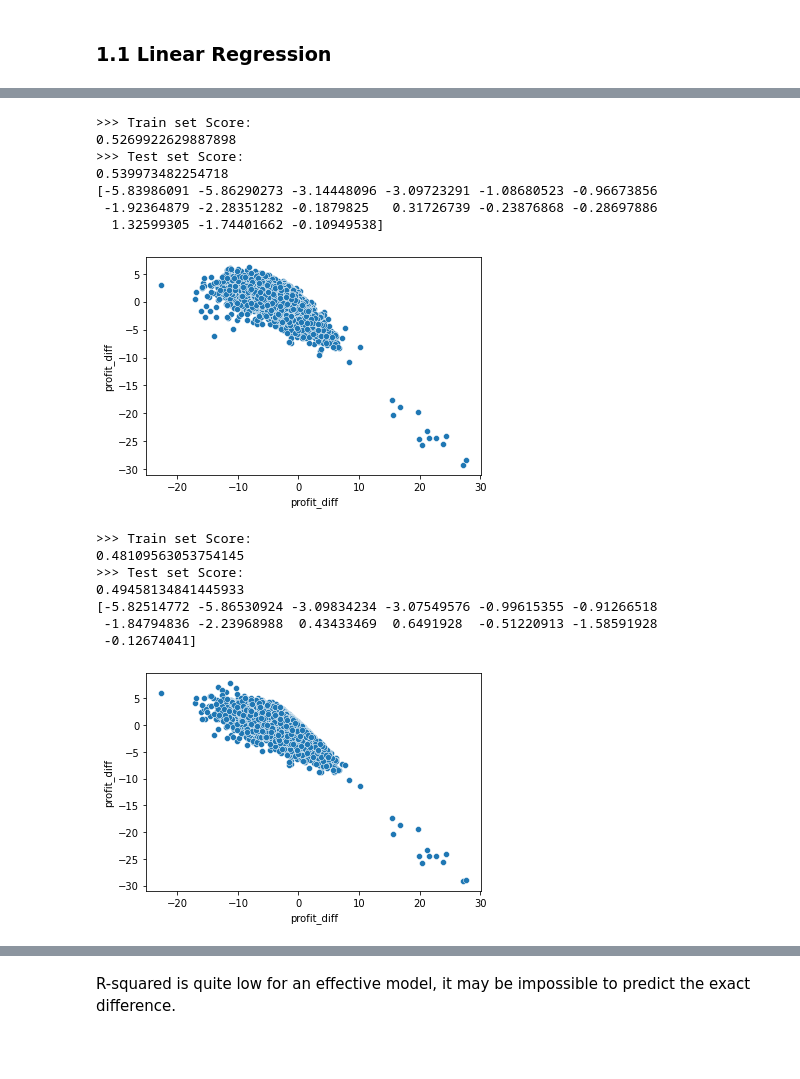
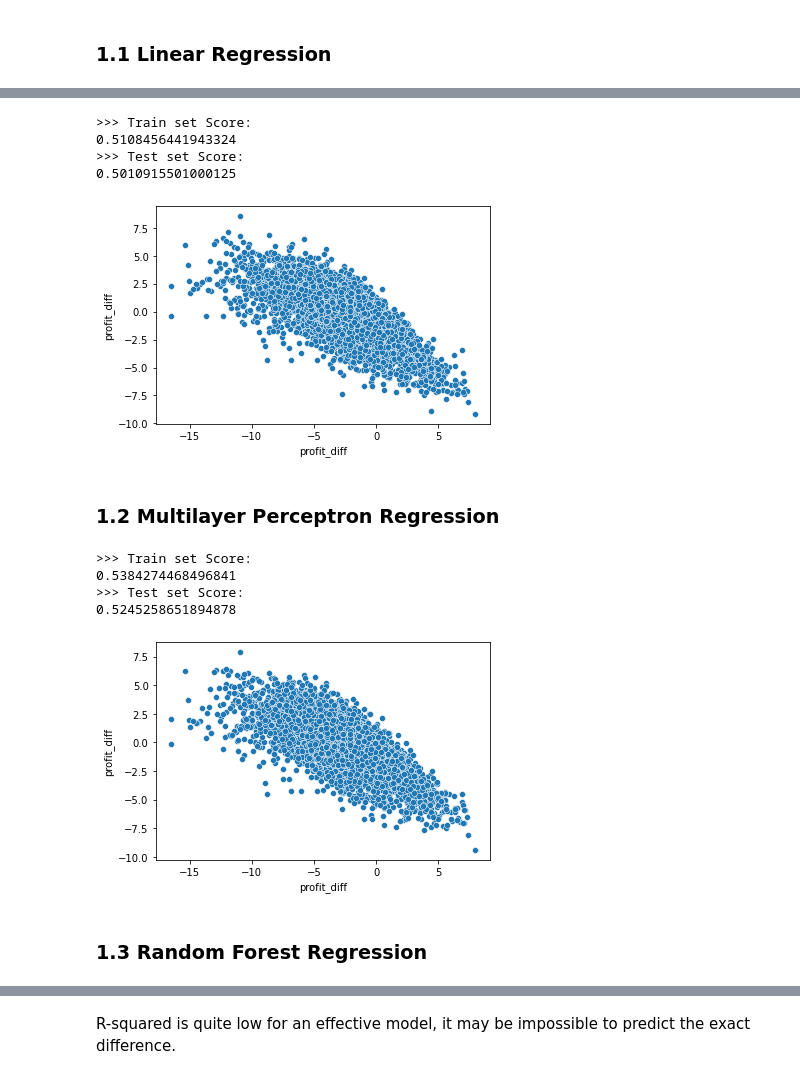
Before and after one commit to venson/starbucks, a Jupyter notebook: Starbucks_Capstone_notebook.ipynb, the cells around one changed output, grey strips where cells are left out. Drawn from its saved outputs; the diff is of its cells as text; code cells hidden in the pictures; blank space fills up the shorter version.

```diff
--- a/Starbucks_Capstone_notebook.ipynb
+++ b/Starbucks_Capstone_notebook.ipynb
@@ -431,3 +436,12 @@ print('About {}% of the transactions use both BOGO and DISCOUNT. '.format(round(
 About 5% of the transactions use both BOGO and DISCOUNT.
 # %% [markdown]
 About 5% of the transactions use both BOGO and Discount, for better modeling, we will remove those transactions.
+# %%
+Q1 = trans_reward['amount'].quantile(0.25)
+Q3 = trans_reward['amount'].quantile(0.75)
+IQR = Q3 - Q1
+lower_bound = Q1 - 1.5 * IQR
+upper_bound = Q3 + 1.5 * IQR
+
+trans_reward = trans_reward[(trans_reward['amount'] < upper_bound) & (trans_reward['amount'] > lower_bound)]
+%store trans_reward
@@ -643,3 +660,23 @@ x_test.loc[:, offer_list] = MMS.transform(x_test.loc[:, offer_list])
 # Secsion 4:Modeling
 # %% [markdown]
 ## 1. Regression
+# %%
+from sklearn.compose import ColumnTransformer
+from sklearn.preprocessing import StandardScaler, MinMaxScaler, OneHotEncoder
+numeric_features = ['age','income','mean_amount_without_offer','age2','income2','mean_amount_without_offer2']
+offer_features = x.columns[x.columns.str.contains('^DIS|BOGO')].tolist()
+cat_features = ['gender']
+preprocessor = ColumnTransformer(
+    transformers = [
+        ("numeric", StandardScaler(),numeric_features),
+        ("count", MinMaxScaler(),offer_features),
+        ("cat", OneHotEncoder(handle_unknown='ignore'), cat_features)
+    ]
+)
+x_train_, x_test_, y_train, y_test = train_test_split(x, y, test_size=0.3, random_state=42)
+x_train = preprocessor.fit_transform(x_train_)
+feature_names = preprocessor.named_transformers_['numeric'].get_feature_names_out()
+feature_names = np.append(feature_names,preprocessor.named_transformers_['count'].get_feature_names_out())
+feature_names = np.append(feature_names,preprocessor.named_transformers_['cat'].get_feature_names_out())
+
+x_test = preprocessor.transform(x_test_)
@@ -785,45 +719,42 @@ x_train
 # %%
 model = LinearRegression()
 model.fit(x_train,y_train)
 
 print('>>> Train set Score:')
 print(model.score(x_train,y_train))
 print('>>> Test set Score:')
 print(model.score(x_test,y_test))
-print(model.coef_)
+# print(model.coef_)
 
-risdual = model.predict(x_test) - y_test
-sns.scatterplot(y_test, risdual)
+residual = model.predict(x_test) - y_test
+sns.scatterplot(x=y_test, y=residual)
 plt.show()
 # %% [output]
 >>> Train set Score:
-0.5269922629887898
+0.5108456441943324
 >>> Test set Score:
-0.539973482254718
-[-5.83986091 -5.86290273 -3.14448096 -3.09723291 -1.08680523 -0.96673856
- -1.92364879 -2.28351282 -0.1879825   0.31726739 -0.23876868 -0.28697886
-  1.32599305 -1.74401662 -0.10949538]
+0.5010915501000125
-[figure, old version]
+[figure, new version]
+# %% [markdown]
+### 1.2 Multilayer Perceptron Regression
 # %%
-model = LinearRegression()
-model.fit(x_train_new,y_train)
+from sklearn.neural_network import MLPRegressor
+model = MLPRegressor(random_state=42,alpha = 0.5, max_iter=1000)
+model.fit(x_train,y_train)
 
 print('>>> Train set Score:')
-print(model.score(x_train_new,y_train))
+print(model.score(x_train,y_train))
 print('>>> Test set Score:')
-print(model.score(x_test_new,y_test))
-print(model.coef_)
-
-risdual = model.predict(x_test_new) - y_test
-sns.scatterplot(y_test, risdual)
+print(model.score(x_test, y_test))
+residual = model.predict(x_test) - y_test
+sns.scatterplot(x = y_test, y = residual)
 plt.show()
 # %% [output]
 >>> Train set Score:
-0.48109563053754145
+0.5384274468496841
 >>> Test set Score:
-0.49458134841445933
-[-5.82514772 -5.86530924 -3.09834234 -3.07549576 -0.99615355 -0.91266518
- -1.84794836 -2.23968988  0.43433469  0.6491928  -0.51220913 -1.58591928
- -0.12674041]
+0.5245258651894878
-[figure, old version]
+[figure, new version]
+# %% [markdown]
+### 1.3 Random Forest Regression
 # %%
```
Also changed, not shown: parts of 82 cells of this notebook.
